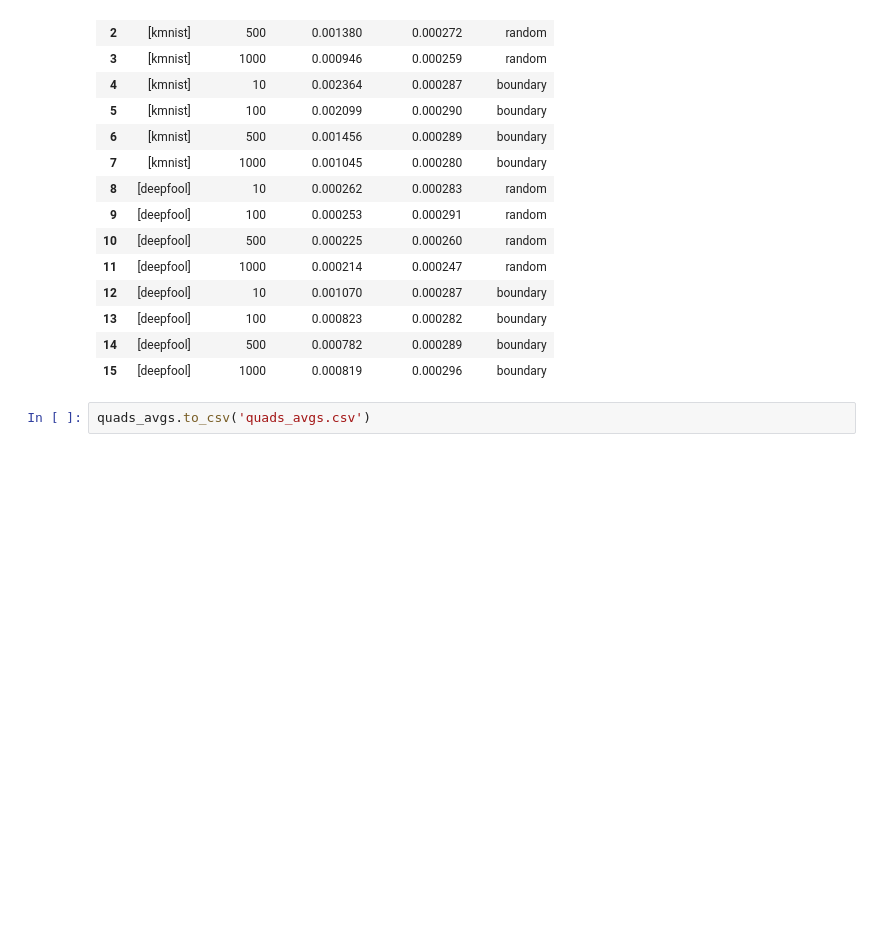
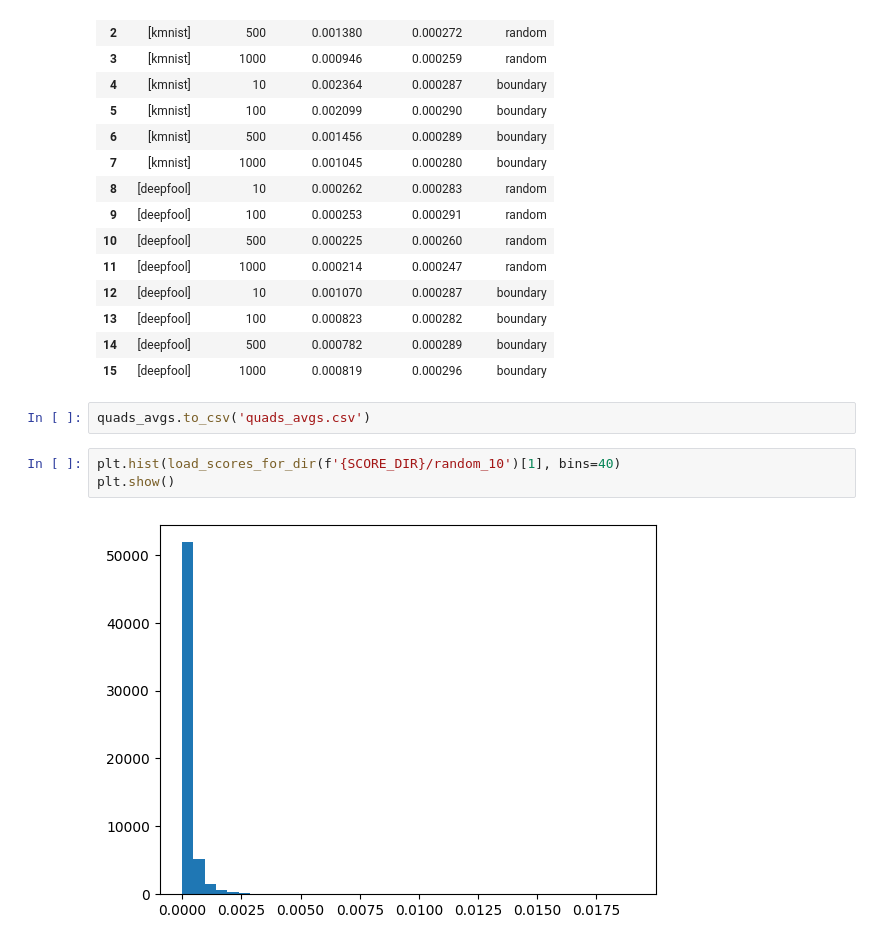
Before and after one commit to tuedo2/deepfool-memorization, a Jupyter notebook: attack_analysis.ipynb, the cells around one changed output. Drawn from its saved outputs; the diff is of its cells as text; blank space fills up the shorter version.

```diff
--- a/attack_analysis.ipynb
+++ b/attack_analysis.ipynb
@@ -241,3 +241,8 @@ quads_avgs
 | 15 | [deepfool] | 1000 | 0.000819 | 0.000296 | boundary |
 # %%
 quads_avgs.to_csv('quads_avgs.csv')
+# %%
+plt.hist(load_scores_for_dir(f'{SCORE_DIR}/random_10')[1], bins=40)
+plt.show()
+# %% [output]
+[figure, added]
```
Also changed, not shown: 1 other file.
